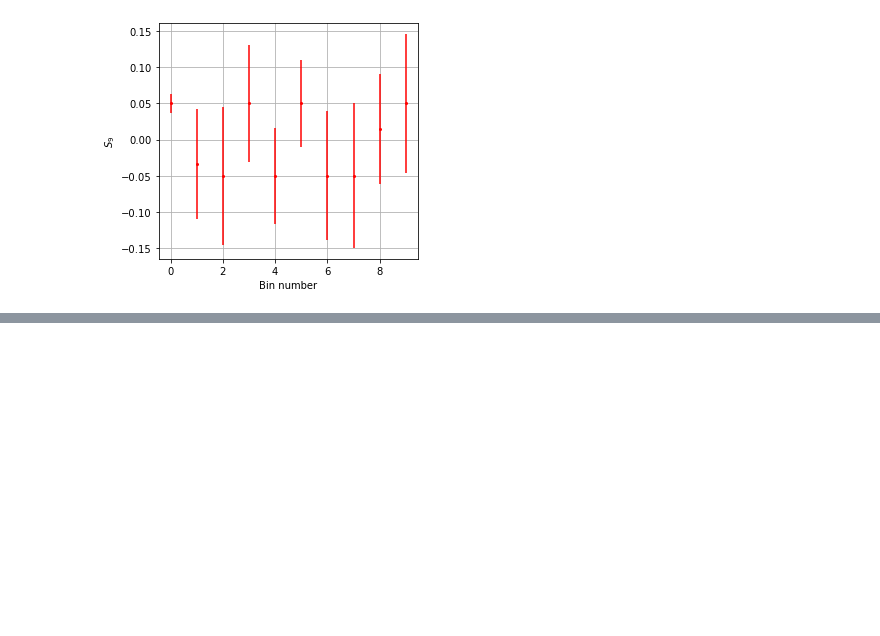
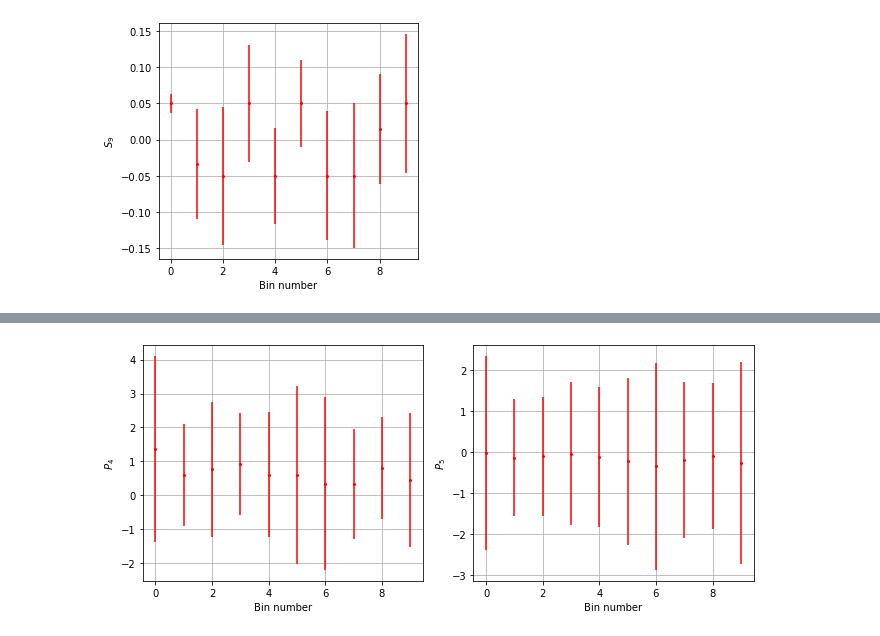
Before and after one commit to Luke-Conmy/ic-teach-kstmumu-team3, a Jupyter notebook: MiguelSkeletonCode_totaldata.ipynb, the cells around one changed output, grey strips where cells are left out. Cells and saved outputs as stored; diff of their text form; code cells hidden in the pictures; blank space fills up the shorter version.

```diff
--- a/MiguelSkeletonCode_totaldata.ipynb
+++ b/MiguelSkeletonCode_totaldata.ipynb
@@ -663,0 +738,14 @@ plt.show()
+# %%
+fig, (ax1, ax2) = plt.subplots(1,2,figsize=(14/1.5, 6/1.5))
+ax1.errorbar(np.linspace(0, len(bins) - 1, len(bins)), pd4s, yerr=pd4_errs, fmt='o', markersize=2, label=r'$S_7$', color='red')
+ax2.errorbar(np.linspace(0, len(bins) - 1, len(bins)), pd5s, yerr=pd5_errs, fmt='o', markersize=2, label=r'$S_8$', color='red')
+ax1.grid()
+ax2.grid()
+ax1.set_ylabel(r'$P_4$')
+ax2.set_ylabel(r'$P_5$')
+ax1.set_xlabel(r'Bin number')
+ax2.set_xlabel(r'Bin number')
+plt.tight_layout()
+plt.show()
+# %% [output]
+[figure, added]
```
Also changed, not shown: parts of 10 cells of this notebook.
